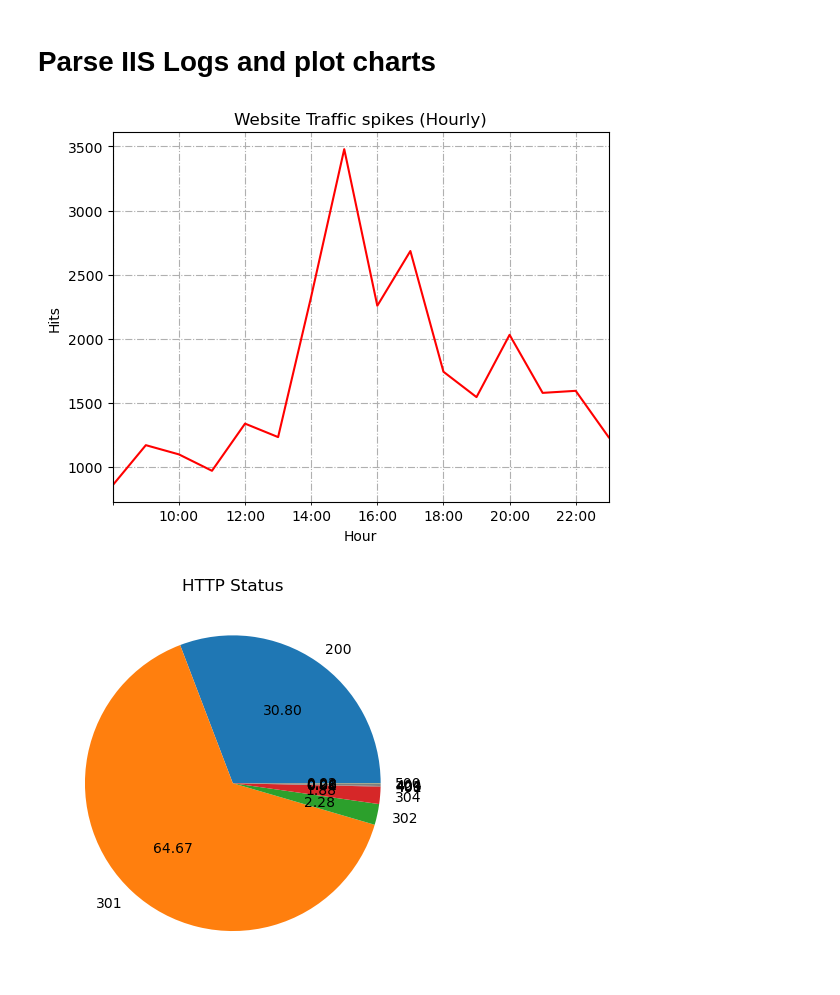
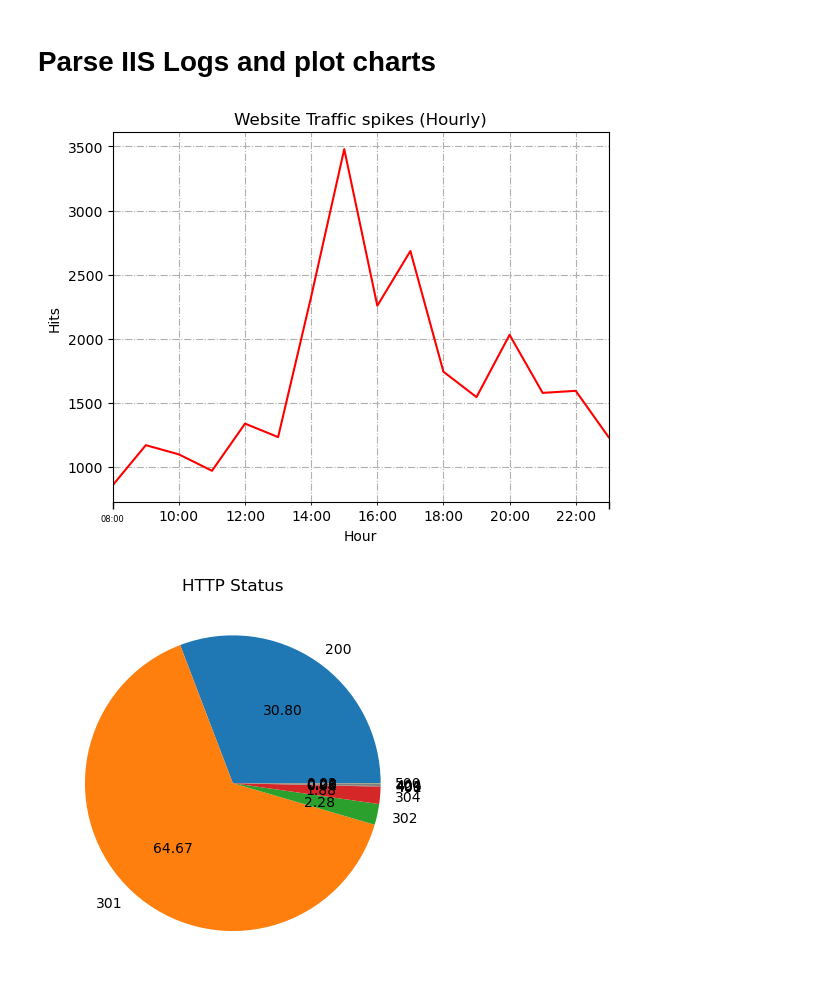
Before and after one commit to dmcruz/python-notebook, a Jupyter notebook: iis-log-parser/notebook.ipynb, the cells around one changed output. Cells and saved outputs as stored; diff of their text form; code cells hidden in the pictures.

```diff
--- a/iis-log-parser/notebook.ipynb
+++ b/iis-log-parser/notebook.ipynb
@@ -8,7 +8,6 @@ import datetime as dt
 import time
 import matplotlib.pyplot as plt
 import matplotlib.dates as md
-from matplotlib.ticker import AutoMinorLocator, MultipleLocator
 import numpy as np
 
 def parse_log(filepath):
@@ -21,13 +20,11 @@ def parse_log(filepath):
                         'sc-bytes', 'cs-bytes', 'time-taken']
 
     list_dict = []
-
     for line in fileinput.input(filepath, encoding='utf8'):
         if not line.startswith('#'):
             fields = line.split()
             d = dict(zip(header, fields))
             list_dict.append(d)
-
 
     df = pd.DataFrame.from_dict(list_dict)
     # Convert from UTC to local time
@@ -48,36 +45,32 @@ def find_records(df, start, end):
 def log_grouper(df, interval='60Min'):
     df2 = df.groupby(pd.Grouper(freq=interval, key='date_time'))['date_time'].count()
     return df2
 
 def plot_http_status(df):
     df2 = df.groupby(['sc-substatus'])['sc-substatus'].count()
     df2.plot.pie(ylabel='', autopct='%.2f')
     plt.title('HTTP Status')
     plt.show()
 
 def plot_http_traffic(df, start, end, color):
     df2 = find_records(df, start, end)
     df2 = log_grouper(df2)
 
     df2.plot(title='Website Traffic spikes (Hourly)', xlabel='Hour', ylabel='Hits', grid=True, color=color)
     ax = plt.gca()
-    #ax.xaxis.set_major_locator(md.MinuteLocator(interval=30))
-
 
     ax.grid(True, linestyle='-.', which='both', axis='both')
-    xloc=md.MinuteLocator(byminute = [0, 30, 60])
-    ax.xaxis.set_major_locator(xloc)
     ax.tick_params(axis='x', which='major', bottom='on', length=5, width=1, labelsize=6)
     plt.show()
 
 
 
 start = dt.datetime(2023, 8, 31, 0, 0, 0)
 end = dt.datetime(2023, 8, 31, 23, 59, 59)
 df = parse_log(f'./u_ex230831.log')
 plot_http_traffic(df, start, end, 'red')
 
 plot_http_status(df)
 # %% [output]
-[figure, old version]
+[figure, new version]
 [figure]
```
